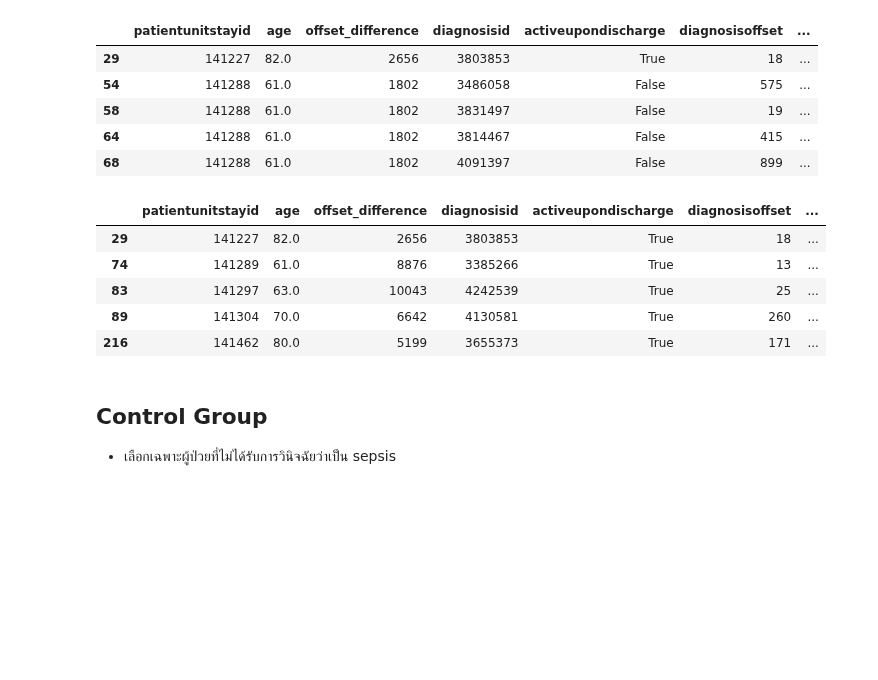
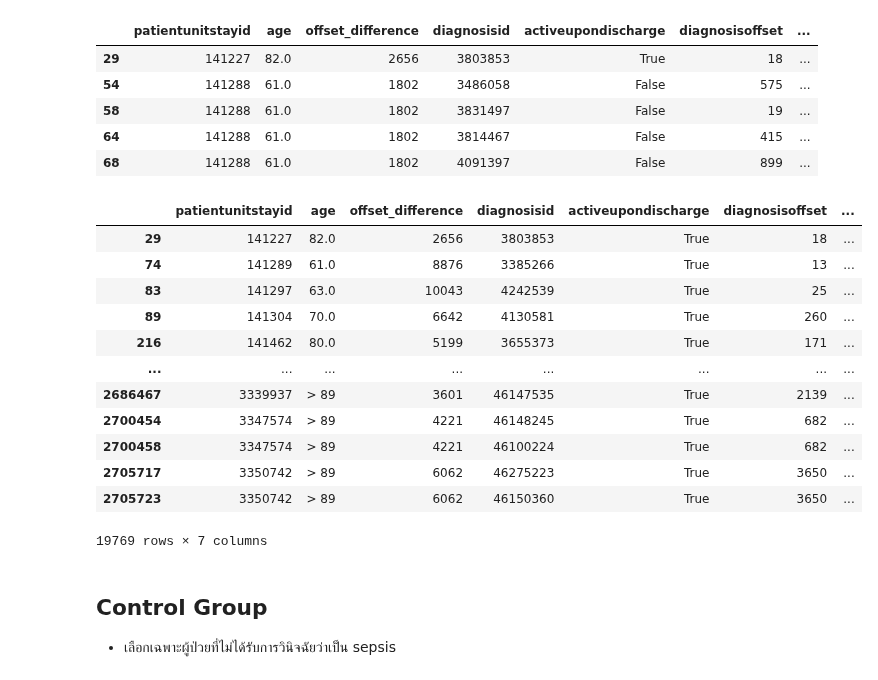
Before and after one commit to Tonry12/Data_joyx2, a Jupyter notebook: Sepsis_eICU_DATA.ipynb, the cells around one changed output. Drawn from its saved outputs; the diff is of its cells as text; code cells hidden in the pictures; blank space fills up the shorter version.

```diff
--- a/Sepsis_eICU_DATA.ipynb
+++ b/Sepsis_eICU_DATA.ipynb
@@ -330,14 +331,21 @@ diagnosis_copy = sepsis_group.copy()
 # %%
 sepsis_group = sepsis_group[sepsis_group['activeupondischarge'] == True ]
 # %%
-sepsis_group.head()
+sepsis_group
 # %% [output]
 |  | patientunitstayid | age | offset_difference | diagnosisid | activeupondischarge | diagnosisoffset | ... |
 | 29 | 141227 | 82.0 | 2656 | 3803853 | True | 18 | ... |
 | 74 | 141289 | 61.0 | 8876 | 3385266 | True | 13 | ... |
 | 83 | 141297 | 63.0 | 10043 | 4242539 | True | 25 | ... |
 | 89 | 141304 | 70.0 | 6642 | 4130581 | True | 260 | ... |
 | 216 | 141462 | 80.0 | 5199 | 3655373 | True | 171 | ... |
+| ... | ... | ... | ... | ... | ... | ... | ... |
+| 2686467 | 3339937 | > 89 | 3601 | 46147535 | True | 2139 | ... |
+| 2700454 | 3347574 | > 89 | 4221 | 46148245 | True | 682 | ... |
+| 2700458 | 3347574 | > 89 | 4221 | 46100224 | True | 682 | ... |
+| 2705717 | 3350742 | > 89 | 6062 | 46275223 | True | 3650 | ... |
+| 2705723 | 3350742 | > 89 | 6062 | 46150360 | True | 3650 | ... |
+19769 rows × 7 columns
 # %% [markdown]
 ## Control Group
 - เลือกเฉพาะผู้ป่วยที่ไม่ได้รับการวินิจฉัยว่าเป็น sepsis
```
Also changed, not shown: parts of 24 cells of this notebook.
